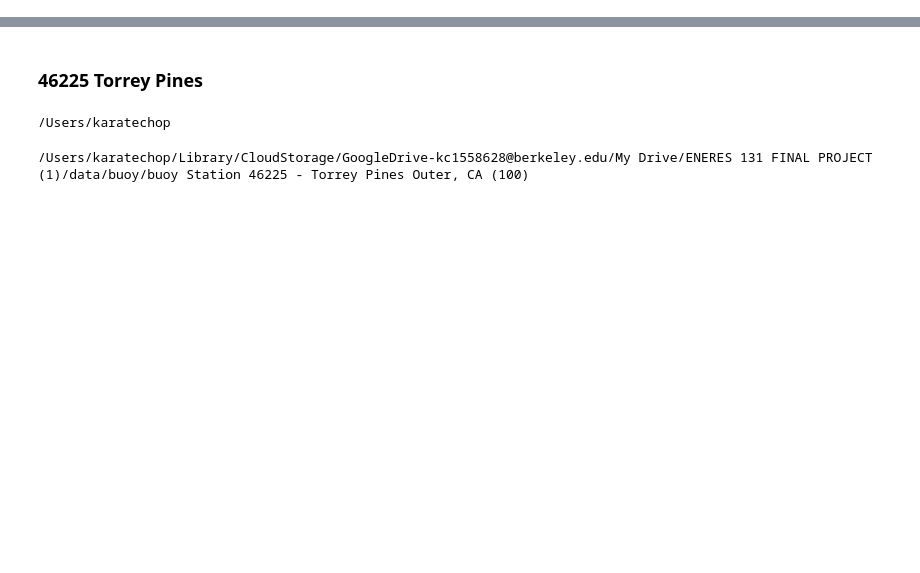
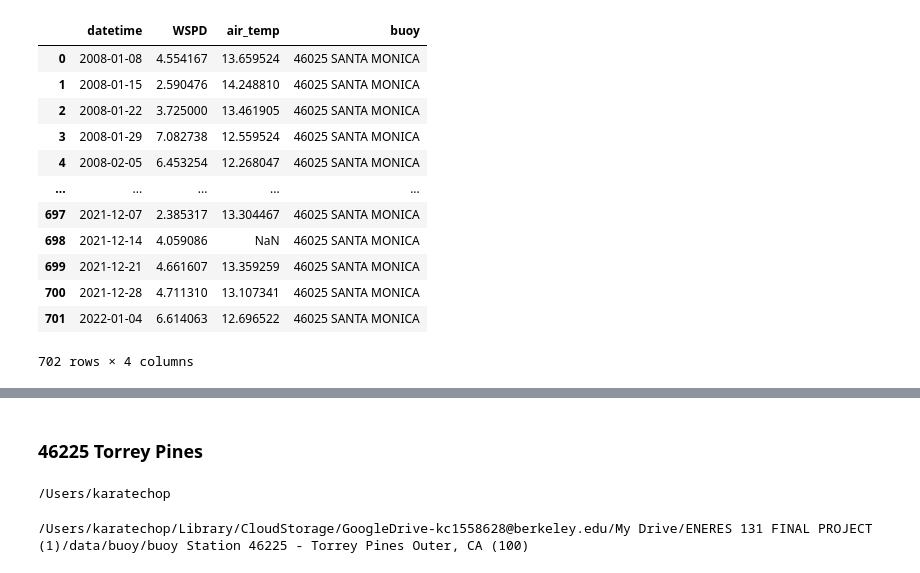
Before and after one commit to kch0p/RED-TIDE-PREDICTION-ML, a Jupyter notebook: notebooks/merging buoy data.ipynb, the cells around one changed output, grey strips where cells are left out. Drawn from its saved outputs; the diff is of its cells as text; code cells hidden in the pictures; blank space fills up the shorter version.

```diff
--- a/notebooks/merging buoy data.ipynb
+++ b/notebooks/merging buoy data.ipynb
@@ -8,0 +20,14 @@ from time import time
+# %%
+def fix_wspd(df):
+    if 'WSPD' in df.columns:
+        return
+    else:
+        for i in df.columns:
+            if 'WSPD' in i and i != 'WSPD':
+                print(i)
+                correct_wspd = int(input("Which index is WSPD at?"))
+                df.rename(columns={i:'WSPD'},inplace=True)
+                df['WSPD'] = [(i.split()[correct_wspd]) for i in df['WSPD']]
+
+# df_test = pd.read_fwf('ljpc1h2013.txt')
+# fix_wspd(df_test)
@@ -8,0 +126,24 @@ from time import time
+# %%
+main = main.replace(999.0,None)
+main = main.replace(99.0,None)
+main['datetime'] = pd.to_datetime(main[['year','month','day','hour']])
+main['datetime'] = main['datetime'] + Week(weekday=1)
+main['datetime'] = main['datetime'].dt.strftime('%Y-%m-%d')
+main = main[['datetime','WSPD','air_temp']].groupby(['datetime'],as_index=False).mean()
+main['buoy'] = '46025 SANTA MONICA'
+main.to_csv('all_buoy_years_46025.csv',index=False)
+main
+# %% [output]
+|  | datetime | WSPD | air_temp | buoy |
+| 0 | 2008-01-08 | 4.554167 | 13.659524 | 46025 SANTA MONICA |
+| 1 | 2008-01-15 | 2.590476 | 14.248810 | 46025 SANTA MONICA |
+| 2 | 2008-01-22 | 3.725000 | 13.461905 | 46025 SANTA MONICA |
+| 3 | 2008-01-29 | 7.082738 | 12.559524 | 46025 SANTA MONICA |
+| 4 | 2008-02-05 | 6.453254 | 12.268047 | 46025 SANTA MONICA |
+| ... | ... | ... | ... | ... |
+| 697 | 2021-12-07 | 2.385317 | 13.304467 | 46025 SANTA MONICA |
+| 698 | 2021-12-14 | 4.059086 | NaN | 46025 SANTA MONICA |
+| 699 | 2021-12-21 | 4.661607 | 13.359259 | 46025 SANTA MONICA |
+| 700 | 2021-12-28 | 4.711310 | 13.107341 | 46025 SANTA MONICA |
+| 701 | 2022-01-04 | 6.614063 | 12.696522 | 46025 SANTA MONICA |
+702 rows × 4 columns
```
Also changed, not shown: parts of 11 cells of this notebook, 36 other files.
